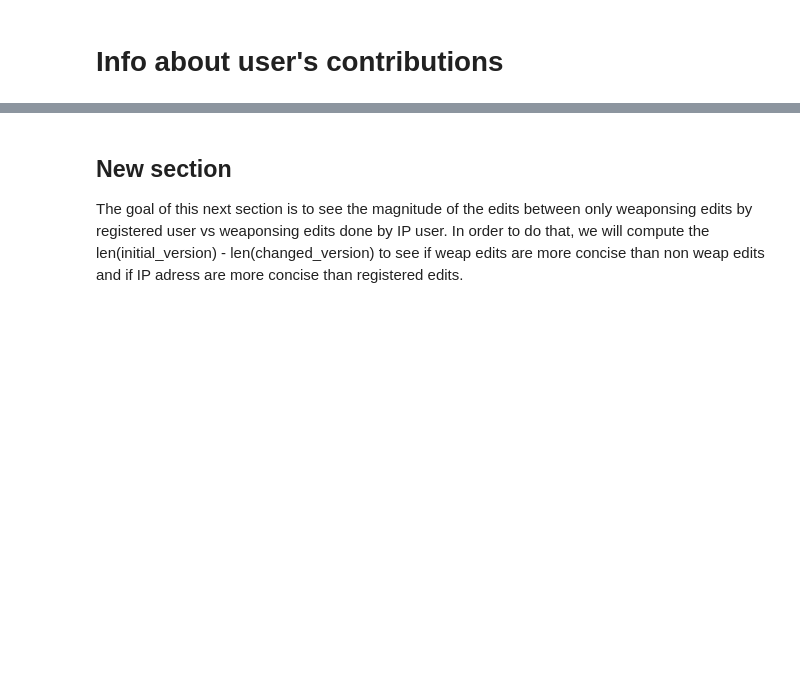
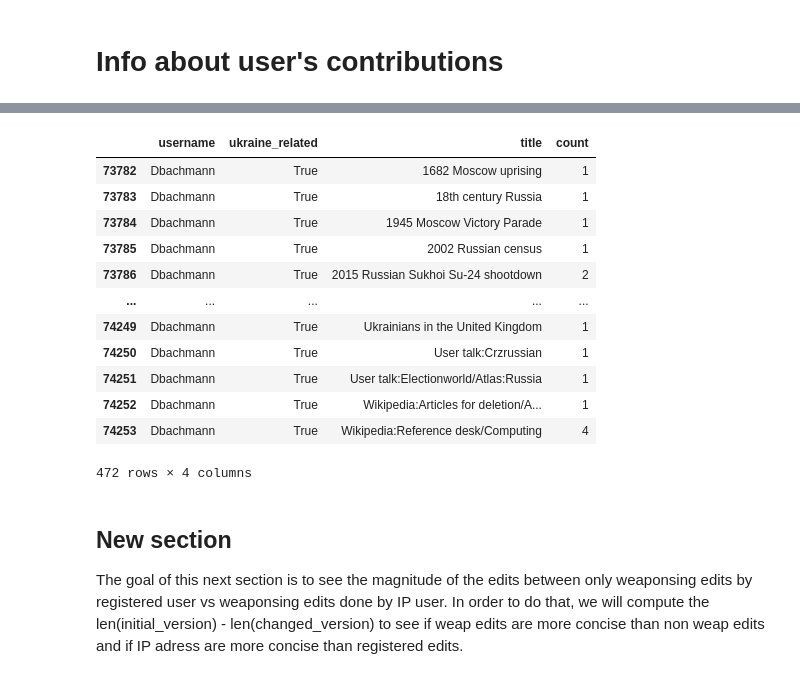
Before and after one commit to dh-epfl-students/dhlab-cultural-weaponisation-ukraine-benchmark, a Jupyter notebook: notebooks/maxime_all_users_analysis_.ipynb, the cells around one changed output, grey strips where cells are left out. Cells and saved outputs as stored; diff of their text form; code cells hidden in the pictures; blank space fills up the shorter version.

```diff
--- a/notebooks/maxime_all_users_analysis_.ipynb
+++ b/notebooks/maxime_all_users_analysis_.ipynb
@@ -495,0 +534,14 @@ plt.show()
+# %%
+user_distribution = (
+    top_user_contribs_df
+    .groupby(["username", "ukraine_related", "title"])
+    .size()
+    .reset_index(name="count")
+)
+
+user_distribution = user_distribution[user_distribution['ukraine_related'] == True]
+user_distribution_article_list = user_distribution['title'].unique().tolist()
+for user in top_users_list:
+    user_distribution_specific = user_distribution[user_distribution['username'] == user]
+    print(f"for user : {user}, we have {user_distribution_specific['count'].sum()} edits for {user_distribution_specific['title'].nunique()} of articles.")
+    print()
@@ -496,3 +568,31 @@ plt.show()
+# %%
+# jsut a subset of data for now. subset of df but with only the edits made by the top_users.
+df_top = df[df["user"].isin(top_users_list)]
+
+# count edits per (user, year, weaponised)
+grouped = (
+    df_top.groupby(["user", "article", "weaponised"])
+    .size()
+    .reset_index(name="count")
+)
+
+grouped = grouped[grouped['user'] == 'Seryo93']
+user_distribution_specific = user_distribution[user_distribution['username'] == 'Dbachmann']
+user_distribution_specific
+# %% [output]
+|  | username | ukraine_related | title | count |
+| 73782 | Dbachmann | True | 1682 Moscow uprising | 1 |
+| 73783 | Dbachmann | True | 18th century Russia | 1 |
+| 73784 | Dbachmann | True | 1945 Moscow Victory Parade | 1 |
+| 73785 | Dbachmann | True | 2002 Russian census | 1 |
+| 73786 | Dbachmann | True | 2015 Russian Sukhoi Su-24 shootdown | 2 |
+| ... | ... | ... | ... | ... |
+| 74249 | Dbachmann | True | Ukrainians in the United Kingdom | 1 |
+| 74250 | Dbachmann | True | User talk:Crzrussian | 1 |
+| 74251 | Dbachmann | True | User talk:Electionworld/Atlas:Russia | 1 |
+| 74252 | Dbachmann | True | Wikipedia:Articles for deletion/A... | 1 |
+| 74253 | Dbachmann | True | Wikipedia:Reference desk/Computing | 4 |
+472 rows × 4 columns
 # %% [markdown]
 ## New section
 
```
Also changed, not shown: parts of 4 cells of this notebook, 2 other files.
